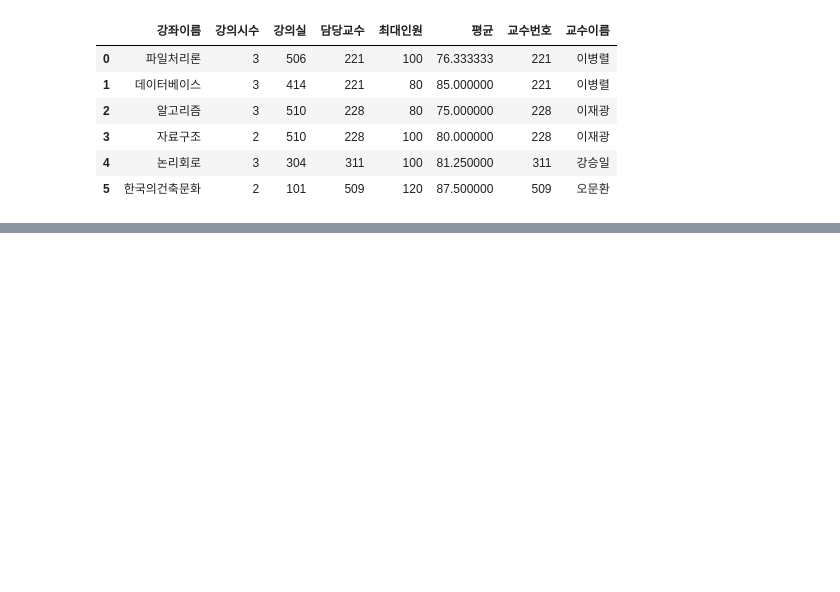
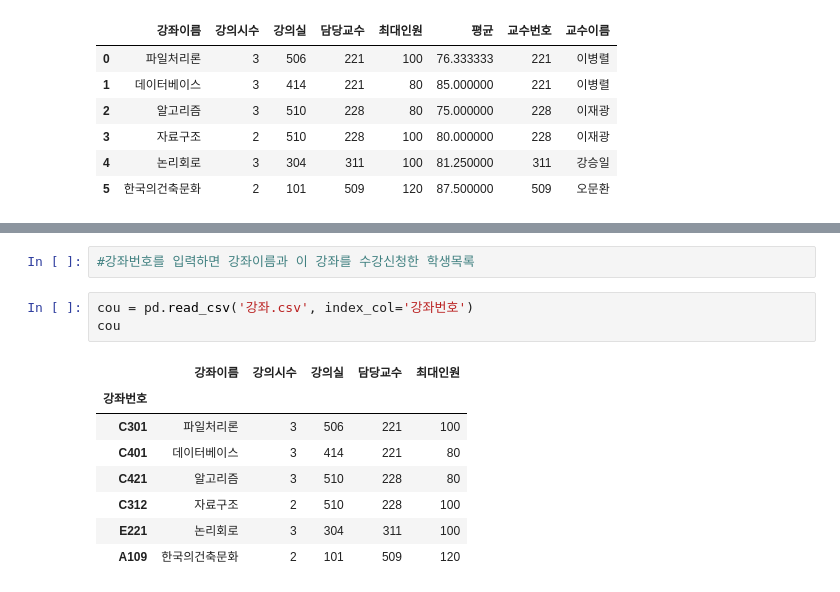
Before and after one commit to Jeongchani/AI_python, a Jupyter notebook: 03.데이터분석/학사관리/학사관리.ipynb, the cells around one changed output, grey strips where cells are left out. Cells and saved outputs as stored; diff of their text form; blank space fills up the shorter version.

```diff
--- a/03.데이터분석/학사관리/학사관리.ipynb
+++ b/03.데이터분석/학사관리/학사관리.ipynb
@@ -227,0 +259,14 @@ merge
+# %%
+#강좌번호를 입력하면 강좌이름과 이 강좌를 수강신청한 학생목록
+# %%
+cou = pd.read_csv('강좌.csv', index_col='강좌번호')
+cou
+# %% [output]
+|  | 강좌이름 | 강의시수 | 강의실 | 담당교수 | 최대인원 |
+| 강좌번호 |  |  |  |  |  |
+| C301 | 파일처리론 | 3 | 506 | 221 | 100 |
+| C401 | 데이터베이스 | 3 | 414 | 221 | 80 |
+| C421 | 알고리즘 | 3 | 510 | 228 | 80 |
+| C312 | 자료구조 | 2 | 510 | 228 | 100 |
+| E221 | 논리회로 | 3 | 304 | 311 | 100 |
+| A109 | 한국의건축문화 | 2 | 101 | 509 | 120 |
```
Also changed, not shown: parts of 12 cells of this notebook, 1 other file.
